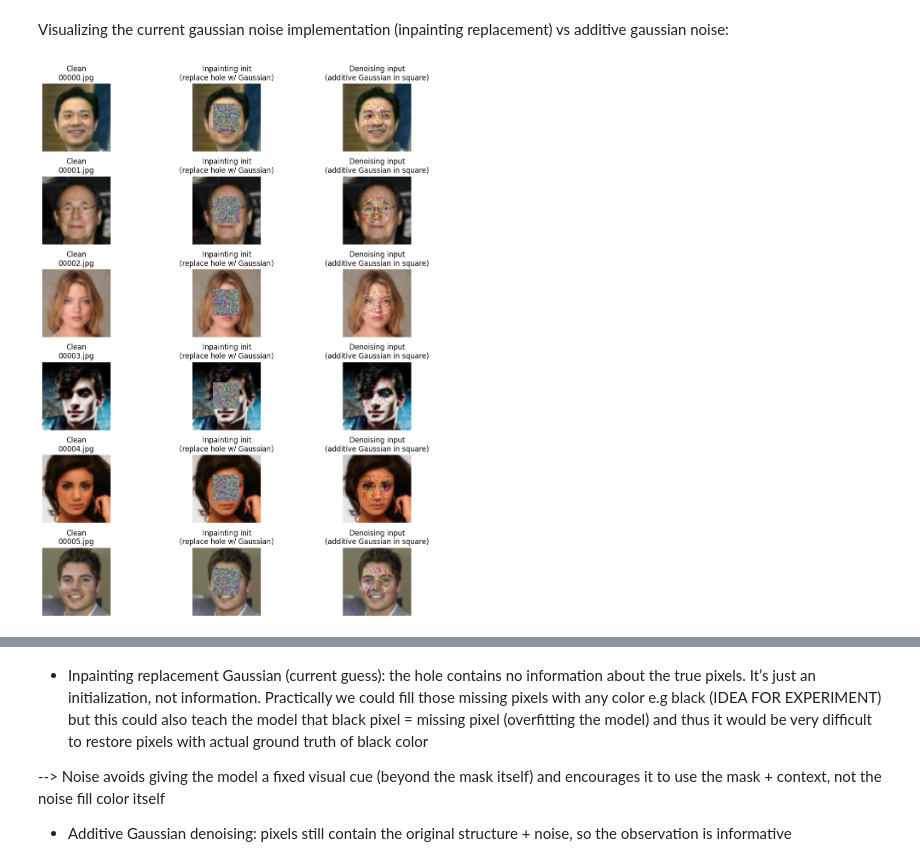
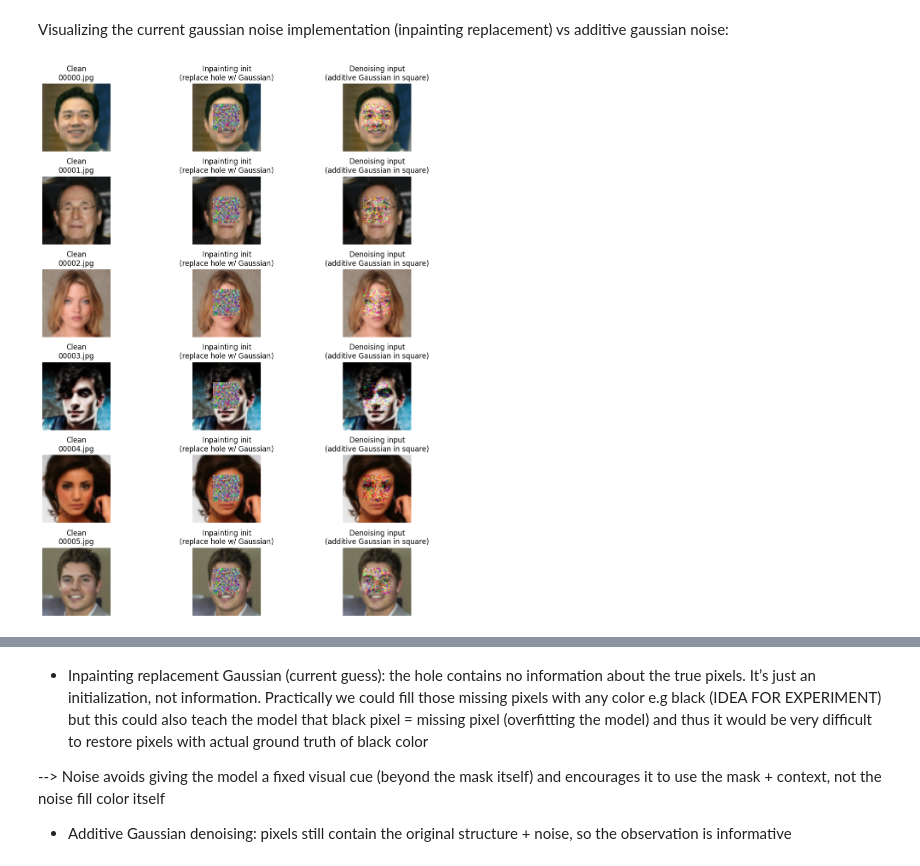
Before and after one commit to stef4k/NFTM, a Jupyter notebook: analyses/guassian_noise_analysis.ipynb, the cells around one changed output, grey strips where cells are left out. Drawn from its saved outputs; the diff is of its cells as text; code cells hidden in the pictures.

```diff
--- a/analyses/guassian_noise_analysis.ipynb
+++ b/analyses/guassian_noise_analysis.ipynb
@@ -107,0 +130,40 @@ def corrupt_denoise_additive_in_region(imgs_m11, M, noise_std=0.3):
+# %%
+N, H, W, C = imgs.shape
+M = make_center_square_mask(H, W, frac=0.4)
+
+sigma = 0.01
+
+# Build examples (fixed seeds for fair comparison)
+inpaint_inputs = np.stack([
+    corrupt_inpaint_replace_torch(imgs[i], M, noise_std=sigma, seed=123)
+    for i in range(N)
+], axis=0)
+
+denoise_square_inputs = corrupt_denoise_additive_in_region_torch(
+    imgs, M, noise_std=sigma, seed=123
+)
+
+# Plot grid
+plt.figure(figsize=(12, 2.2*N))
+
+for i in range(N):
+    # Clean
+    ax = plt.subplot(N, 3, 3*i + 1)
+    ax.imshow(to01(imgs[i]))
+    ax.set_title(f"Clean\n{paths[i].name}")
+    ax.axis("off")
+
+    # Inpainting (replacement)
+    ax = plt.subplot(N, 3, 3*i + 2)
+    ax.imshow(to01(inpaint_inputs[i]))
+    ax.set_title("Inpainting init\n(hole = pure Gaussian)")
+    ax.axis("off")
+
+    # Additive noise in square
+    ax = plt.subplot(N, 3, 3*i + 3)
+    ax.imshow(to01(denoise_square_inputs[i]))
+    ax.set_title("Denoising input\n(x + Gaussian in square)")
+    ax.axis("off")
+
+plt.tight_layout()
+plt.show()
@@ -111,38 +175,38 @@ Visualizing the current gaussian noise implementation (inpainting replacement) v
 N, H, W, C = imgs.shape
 M = make_center_square_mask(H, W, frac=0.4)
 
-sigma = 0.3
+sigma = 0.4
 
 # Build examples
 inpaint_inputs = np.stack([corrupt_inpaint_replace_torch(imgs[i], M, noise_std=sigma) for i in range(N)], axis=0)
 denoise_square_inputs, _ = corrupt_denoise_additive_in_region(imgs, M, noise_std=sigma)
 
 # Plot grid: each row = one image
 plt.figure(figsize=(12, 2.2*N))
 
 for i in range(N):
     # Clean
     ax = plt.subplot(N, 3, 3*i + 1)
     ax.imshow(to01(imgs[i]))
     ax.set_title(f"Clean\n{paths[i].name}")
     ax.axis("off")
 
     # Inpainting init (replacement noise in hole)
     ax = plt.subplot(N, 3, 3*i + 2)
     ax.imshow(to01(inpaint_inputs[i]))
     ax.set_title("Inpainting init\n(replace hole w/ Gaussian)")
     ax.axis("off")
 
     # Denoising input (additive noise everywhere)
     ax = plt.subplot(N, 3, 3*i + 3)
     ax.imshow(to01(denoise_square_inputs[i]))
     ax.set_title("Denoising input\n(additive Gaussian in square)")
     ax.axis("off")
 
 plt.tight_layout()
 plt.show()
 # %% [output]
-[figure, old version]
+[figure, new version]
 # %%
 hole = (M.squeeze(-1) < 0.5)
 
```
Also changed, not shown: parts of 7 cells of this notebook, 3 other files.
